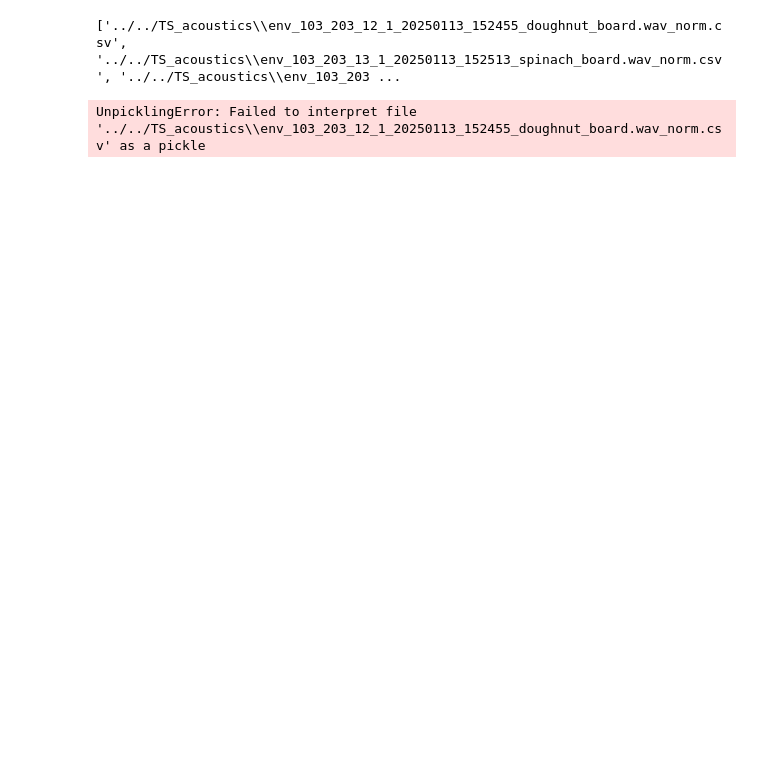
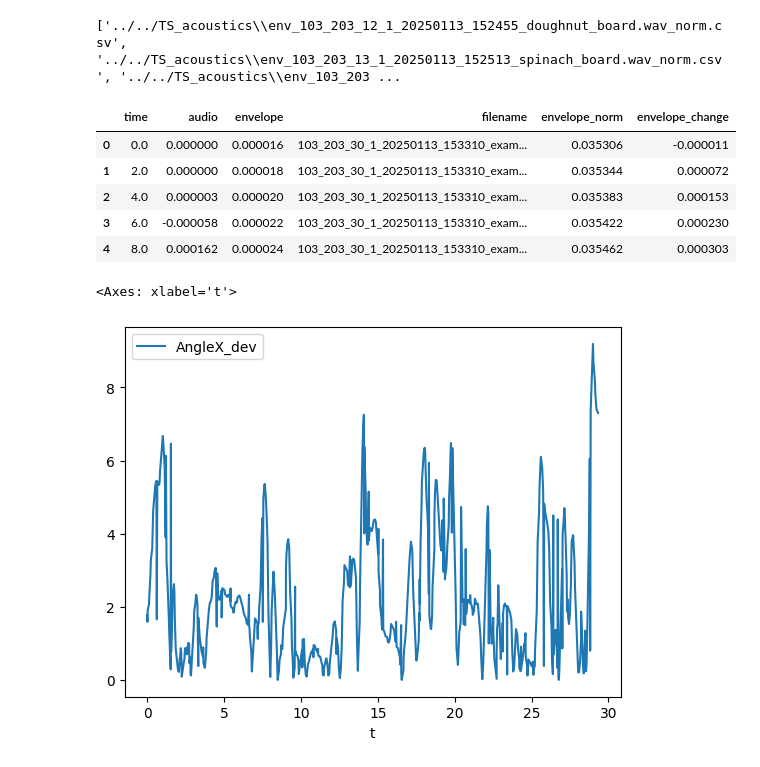
Before and after one commit to WimPouw/TilburgMultiscaleSummerschool2026, a Jupyter notebook: Datasets/BalanceCorpus/scripts/analysis_multiscaleintracoupling/test.ipynb, the cells around one changed output. Saved outputs shown, nothing was run; the diff lists cells and outputs as text; code cells hidden in the pictures; blank space fills up the shorter version.

```diff
--- a/Datasets/BalanceCorpus/scripts/analysis_multiscaleintracoupling/test.ipynb
+++ b/Datasets/BalanceCorpus/scripts/analysis_multiscaleintracoupling/test.ipynb
@@ -6,10 +6,37 @@ import pandas as pd
 acoustics = '../../TS_acoustics'
 envelopes = glob.glob(acoustics + '/env_*')
 print(envelopes)
-envtest = np.load(envelopes[0], allow_pickle=True)
+example = 17
+envtest = pd.read_csv(envelopes[example])
+envtest.head()
 # %% [output]
 ['../../TS_acoustics\\env_103_203_12_1_20250113_152455_doughnut_board.wav_norm.csv', '../../TS_acoustics\\env_103_203_13_1_20250113_152513_spinach_board.wav_norm.csv', '../../TS_acoustics\\env_103_203 ...
-UnpicklingError: Failed to interpret file '../../TS_acoustics\\env_103_203_12_1_20250113_152455_doughnut_board.wav_norm.csv' as a pickle
+|  | time | audio | envelope | filename | envelope_norm | envelope_change |
+| 0 | 0.0 | 0.000000 | 0.000016 | 103_203_30_1_20250113_153310_exam... | 0.035306 | -0.000011 |
+| 1 | 2.0 | 0.000000 | 0.000018 | 103_203_30_1_20250113_153310_exam... | 0.035344 | 0.000072 |
+| 2 | 4.0 | 0.000003 | 0.000020 | 103_203_30_1_20250113_153310_exam... | 0.035383 | 0.000153 |
+| 3 | 6.0 | -0.000058 | 0.000022 | 103_203_30_1_20250113_153310_exam... | 0.035422 | 0.000230 |
+| 4 | 8.0 | 0.000162 | 0.000024 | 103_203_30_1_20250113_153310_exam... | 0.035462 | 0.000303 |
+# %%
+import numpy as np
+
+g = gyrotest.copy()
+g['t'] = (pd.to_datetime(g['time']) - pd.to_datetime(g['time']).iloc[0]).dt.total_seconds()
+g = g.sort_values('t').reset_index(drop=True)      # MUST be time-ordered before unwrap
+
+ang = g['AngleX(°)'].to_numpy()
+
+# 1. unwrap: removes the ±180 jumps (np.unwrap works in radians)
+ang_u = np.degrees(np.unwrap(np.radians(ang)))
+
+# 2. recentre on resting posture (median = the upright baseline), then absolute deviation
+ang_dev = np.abs(ang_u - np.median(ang_u))         # |lean away from centre|
+
+g['AngleX_dev'] = ang_dev
+g.plot(x='t', y='AngleX_dev')                       # should be smooth, no cliffs
+# %% [output]
+<Axes: xlabel='t'>
+[figure, added]
 # %%
 # plot  a single envelope
 import matplotlib.pyplot as plt
```
Also changed, not shown: parts of 4 cells of this notebook.
